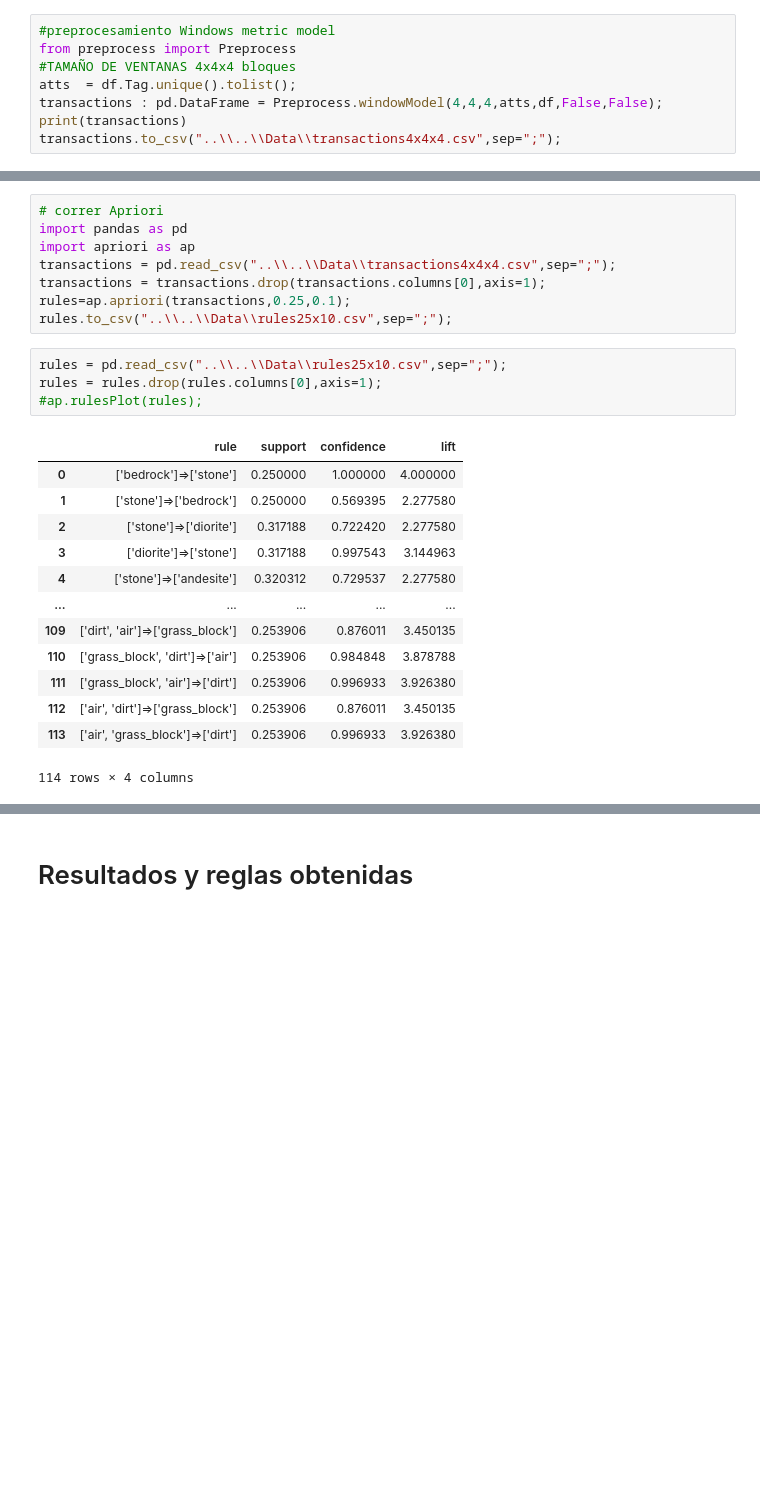
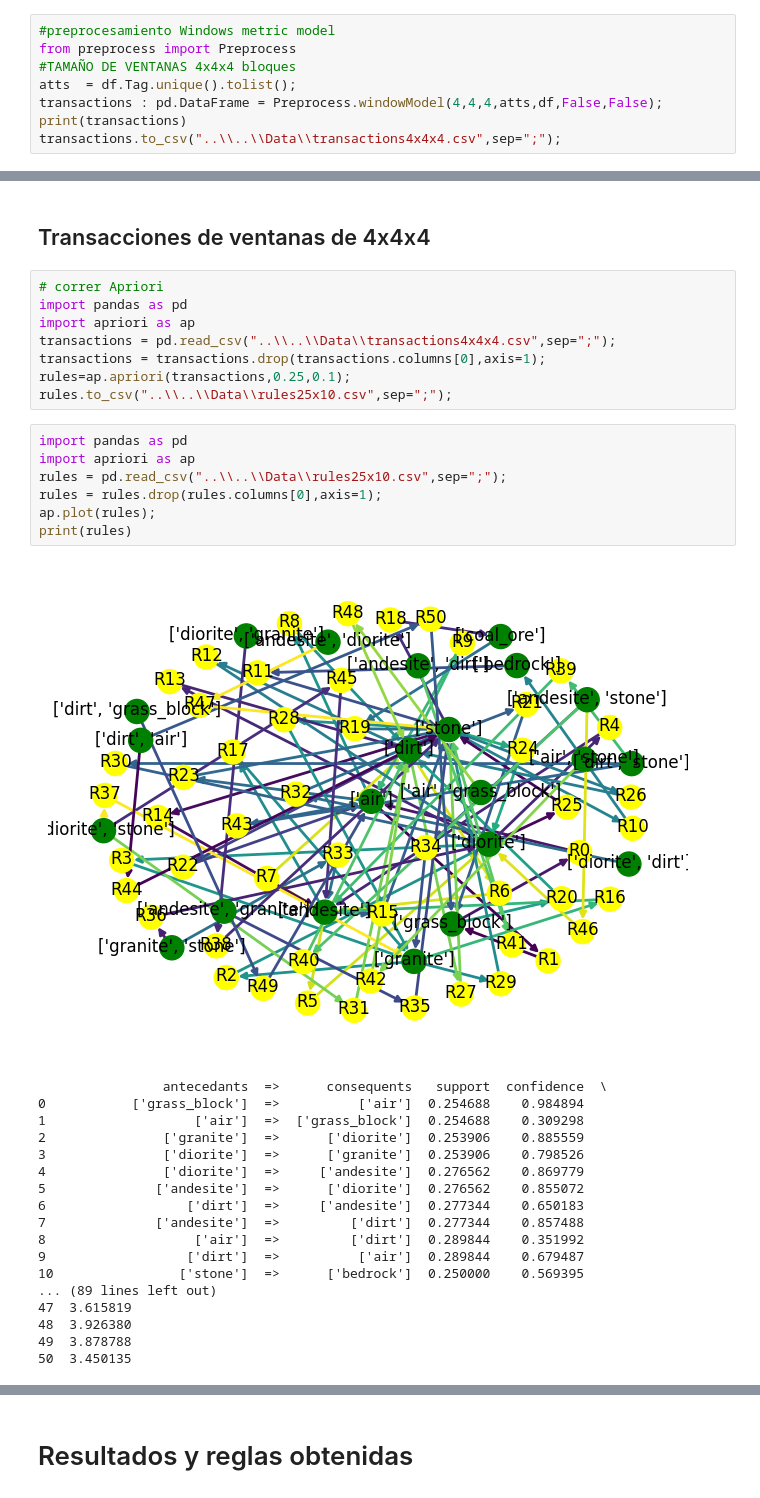
Before and after one commit to MrtC101/spatial-association-rules-mining, a Jupyter notebook: proyecto_final/code/python/Analisis.ipynb, the cells around one changed output, grey strips where cells are left out. Saved outputs shown, nothing was run; the diff lists cells and outputs as text; blank space fills up the shorter version.

```diff
--- a/proyecto_final/code/python/Analisis.ipynb
+++ b/proyecto_final/code/python/Analisis.ipynb
@@ -396,4 +423,6 @@ Lift({X}\to{Y})  = \dfrac
 $$
+# %% [markdown]
+## Transacciones de ventanas de 4x4x4
 # %%
 # correr Apriori
 import pandas as pd
@@ -403,20 +432,28 @@ transactions = transactions.drop(transactions.columns[0],axis=1);
 rules=ap.apriori(transactions,0.25,0.1);
 rules.to_csv("..\\..\\Data\\rules25x10.csv",sep=";");
 # %%
+import pandas as pd
+import apriori as ap
 rules = pd.read_csv("..\\..\\Data\\rules25x10.csv",sep=";");
 rules = rules.drop(rules.columns[0],axis=1);
-#ap.rulesPlot(rules);
+ap.plot(rules);
+print(rules)
 # %% [output]
-|  | rule | support | confidence | lift |
-| 0 | ['bedrock']=>['stone'] | 0.250000 | 1.000000 | 4.000000 |
-| 1 | ['stone']=>['bedrock'] | 0.250000 | 0.569395 | 2.277580 |
-| 2 | ['stone']=>['diorite'] | 0.317188 | 0.722420 | 2.277580 |
-| 3 | ['diorite']=>['stone'] | 0.317188 | 0.997543 | 3.144963 |
-| 4 | ['stone']=>['andesite'] | 0.320312 | 0.729537 | 2.277580 |
-| ... | ... | ... | ... | ... |
-| 109 | ['dirt', 'air']=>['grass_block'] | 0.253906 | 0.876011 | 3.450135 |
-| 110 | ['grass_block', 'dirt']=>['air'] | 0.253906 | 0.984848 | 3.878788 |
-| 111 | ['grass_block', 'air']=>['dirt'] | 0.253906 | 0.996933 | 3.926380 |
-| 112 | ['air', 'dirt']=>['grass_block'] | 0.253906 | 0.876011 | 3.450135 |
-| 113 | ['air', 'grass_block']=>['dirt'] | 0.253906 | 0.996933 | 3.926380 |
+[figure, added]
-114 rows × 4 columns
+                antecedants  =>      consequents   support  confidence  \
+0           ['grass_block']  =>          ['air']  0.254688    0.984894
+1                   ['air']  =>  ['grass_block']  0.254688    0.309298
+2               ['granite']  =>      ['diorite']  0.253906    0.885559
+3               ['diorite']  =>      ['granite']  0.253906    0.798526
+4               ['diorite']  =>     ['andesite']  0.276562    0.869779
+5              ['andesite']  =>      ['diorite']  0.276562    0.855072
+6                  ['dirt']  =>     ['andesite']  0.277344    0.650183
+7              ['andesite']  =>         ['dirt']  0.277344    0.857488
+8                   ['air']  =>         ['dirt']  0.289844    0.351992
+9                  ['dirt']  =>          ['air']  0.289844    0.679487
+10                ['stone']  =>      ['bedrock']  0.250000    0.569395
+... (89 lines left out)
+47  3.615819
+48  3.926380
+49  3.878788
+50  3.450135
```
Also changed, not shown: parts of 24 cells of this notebook, 4 other files.
